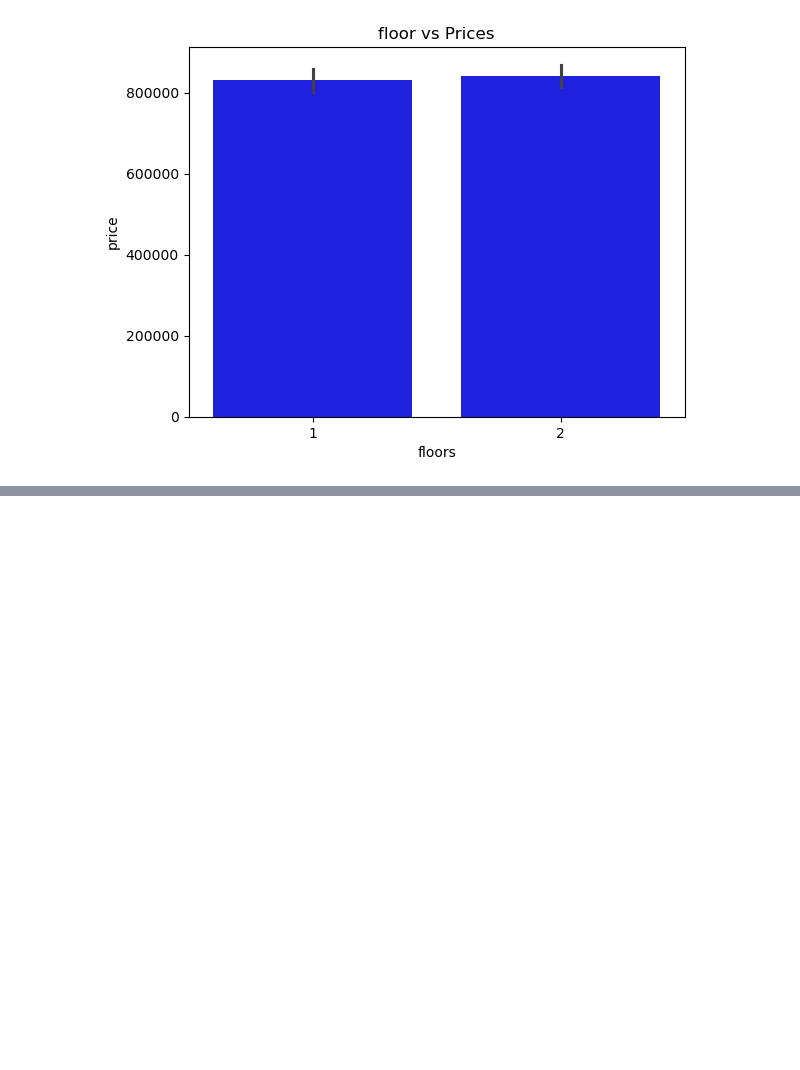
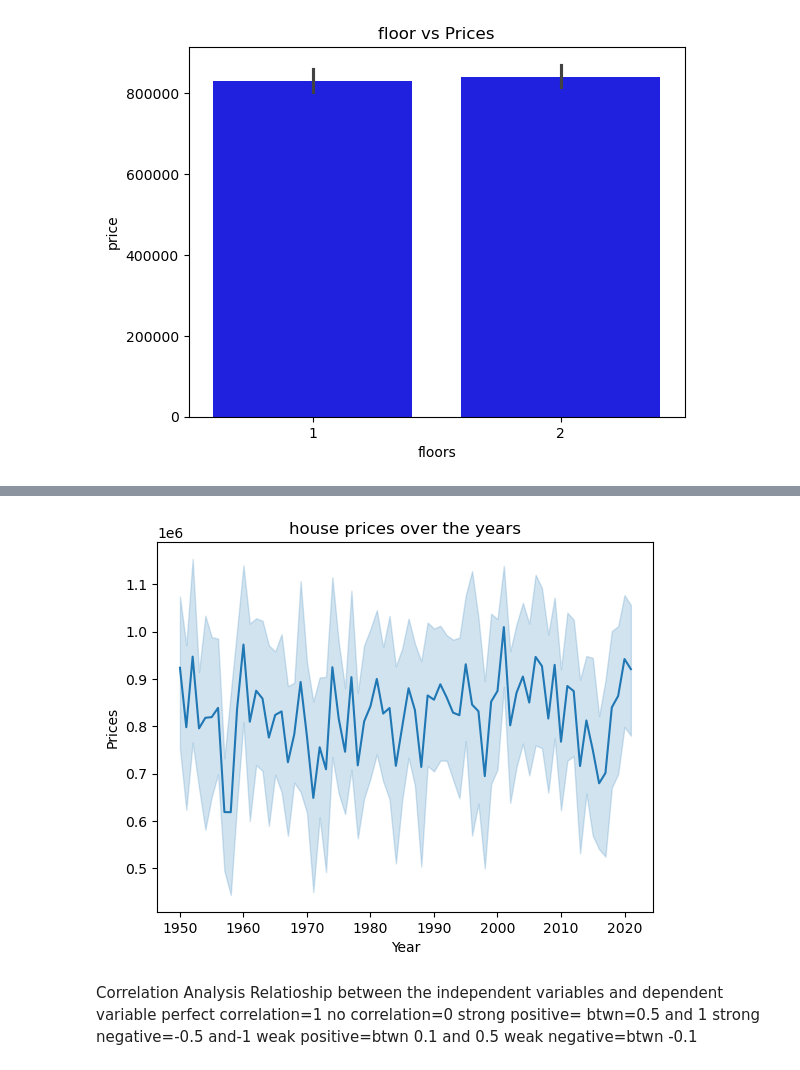
Before and after one commit to jeffa724/house_model1, a Jupyter notebook: price_model.ipynb, the cells around one changed output, grey strips where cells are left out. Cells and saved outputs as stored; diff of their text form; code cells hidden in the pictures; blank space fills up the shorter version.

```diff
--- a/price_model.ipynb
+++ b/price_model.ipynb
@@ -138,0 +220,17 @@ plt.show()
+# %%
+sns.lineplot(data=house_prices,x="year_built",y="price")
+plt.title("house prices over the years")
+plt.xlabel("Year")
+plt.ylabel("Prices")
+plt.show()
+# %% [output]
+[figure, added]
+# %% [markdown]
+Correlation Analysis
+Relatioship between the independent variables and dependent variable
+perfect correlation=1
+no correlation=0
+strong positive= btwn=0.5 and 1
+strong negative=-0.5 and-1
+weak positive=btwn 0.1 and 0.5
+weak negative=btwn -0.1
```
Also changed, not shown: parts of 28 cells of this notebook, 5 other files.
